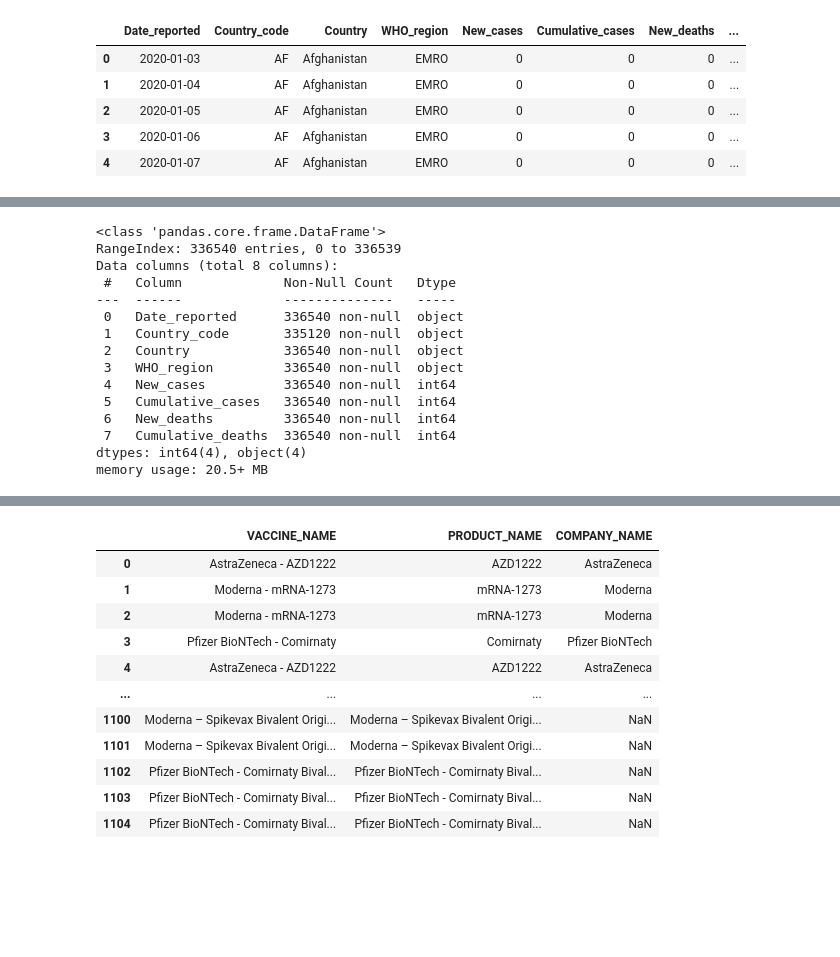
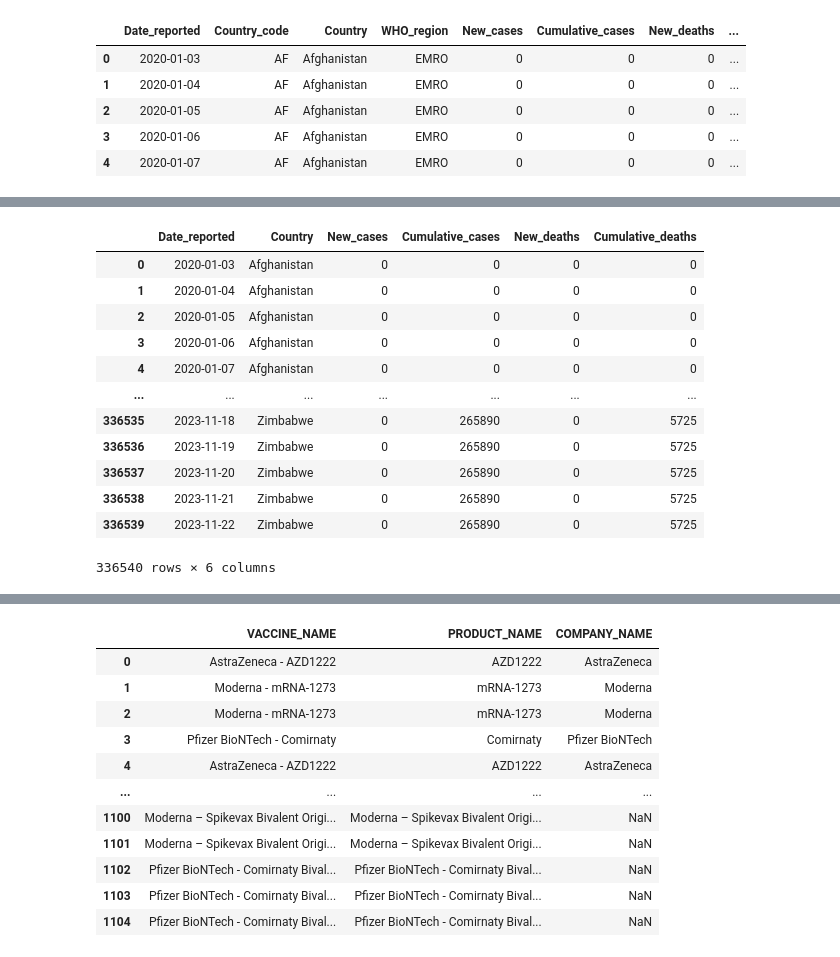
Before and after one commit to flopezco12/Project_2_COVID, a Jupyter notebook: Data Cleaning and Exploration/DataExploration.ipynb, the cells around one changed output, grey strips where cells are left out. Saved outputs shown, nothing was run; the diff lists cells and outputs as text; code cells hidden in the pictures; blank space fills up the shorter version.

```diff
--- a/Data Cleaning and Exploration/DataExploration.ipynb
+++ b/Data Cleaning and Exploration/DataExploration.ipynb
@@ -27 +45,20 @@ daily_cases_df.head()
+# %%
+#FINAL DAILY CASES DF
+daily_cases_cleaned1_df = daily_cases_cleaned_df.drop('WHO_region', axis=1)
+
+daily_cases_cleaned1_df
+# %% [output]
+|  | Date_reported | Country | New_cases | Cumulative_cases | New_deaths | Cumulative_deaths |
+| 0 | 2020-01-03 | Afghanistan | 0 | 0 | 0 | 0 |
+| 1 | 2020-01-04 | Afghanistan | 0 | 0 | 0 | 0 |
+| 2 | 2020-01-05 | Afghanistan | 0 | 0 | 0 | 0 |
+| 3 | 2020-01-06 | Afghanistan | 0 | 0 | 0 | 0 |
+| 4 | 2020-01-07 | Afghanistan | 0 | 0 | 0 | 0 |
+| ... | ... | ... | ... | ... | ... | ... |
+| 336535 | 2023-11-18 | Zimbabwe | 0 | 265890 | 0 | 5725 |
+| 336536 | 2023-11-19 | Zimbabwe | 0 | 265890 | 0 | 5725 |
+| 336537 | 2023-11-20 | Zimbabwe | 0 | 265890 | 0 | 5725 |
+| 336538 | 2023-11-21 | Zimbabwe | 0 | 265890 | 0 | 5725 |
+| 336539 | 2023-11-22 | Zimbabwe | 0 | 265890 | 0 | 5725 |
+336540 rows × 6 columns
 # %%
@@ -29,18 +65,0 @@ daily_cases_df.to_csv("../CSV_files/cleaneddailycasesdeaths.csv", encoding='utf8
-# %%
-daily_cases_df.info()
-# %% [output]
-<class 'pandas.core.frame.DataFrame'>
-RangeIndex: 336540 entries, 0 to 336539
-Data columns (total 8 columns):
- #   Column             Non-Null Count   Dtype
----  ------             --------------   -----
- 0   Date_reported      336540 non-null  object
- 1   Country_code       335120 non-null  object
- 2   Country            336540 non-null  object
- 3   WHO_region         336540 non-null  object
- 4   New_cases          336540 non-null  int64
- 5   Cumulative_cases   336540 non-null  int64
- 6   New_deaths         336540 non-null  int64
- 7   Cumulative_deaths  336540 non-null  int64
-dtypes: int64(4), object(4)
-memory usage: 20.5+ MB
```
Also changed, not shown: parts of 10 cells of this notebook.
